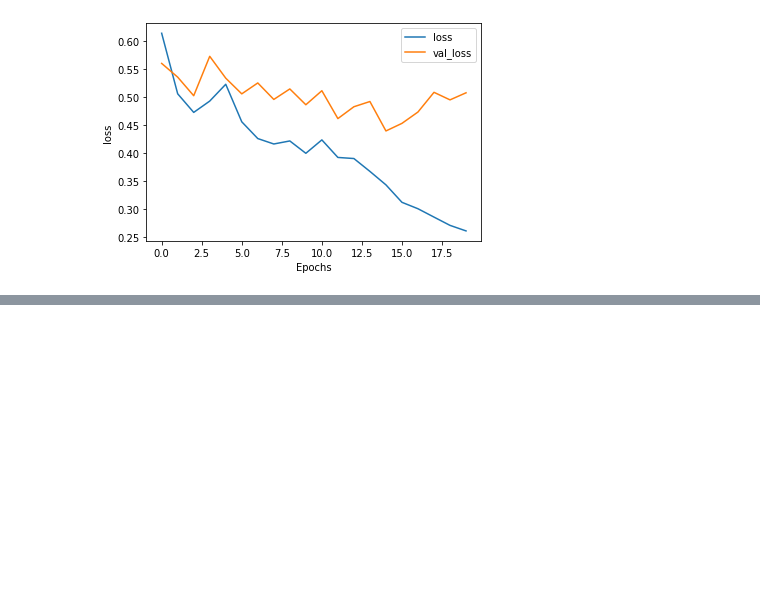
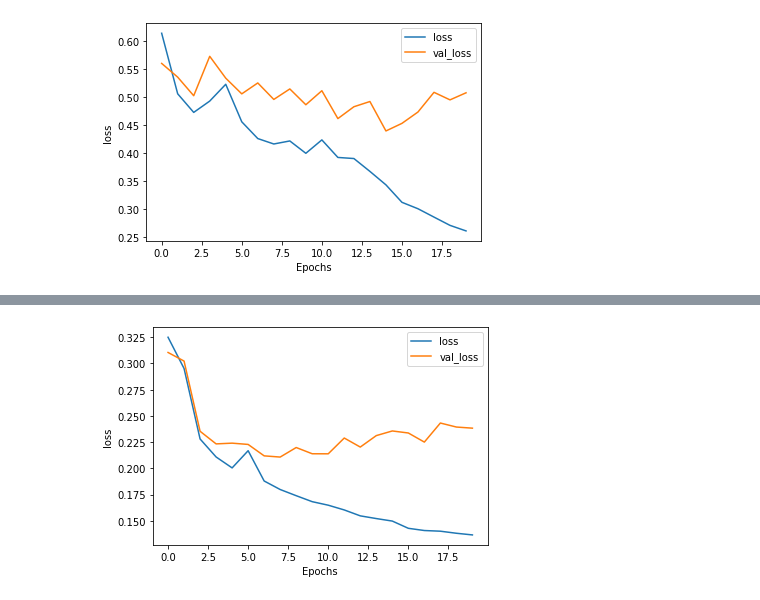
Before and after one commit to adrianuscharlie/ML-hate-speech-detection, a Jupyter notebook: notebook.ipynb, the cells around one changed output, grey strips where cells are left out. Cells and saved outputs as stored; diff of their text form; code cells hidden in the pictures; blank space fills up the shorter version.

```diff
--- a/notebook.ipynb
+++ b/notebook.ipynb
@@ -212,0 +388,4 @@ plot_graphs(history=history,metric='loss')
+# %%
+plot_graphs(history=history,metric='loss')
+# %% [output]
+[figure, added]
```
Also changed, not shown: parts of 21 cells of this notebook, 22 other files.
